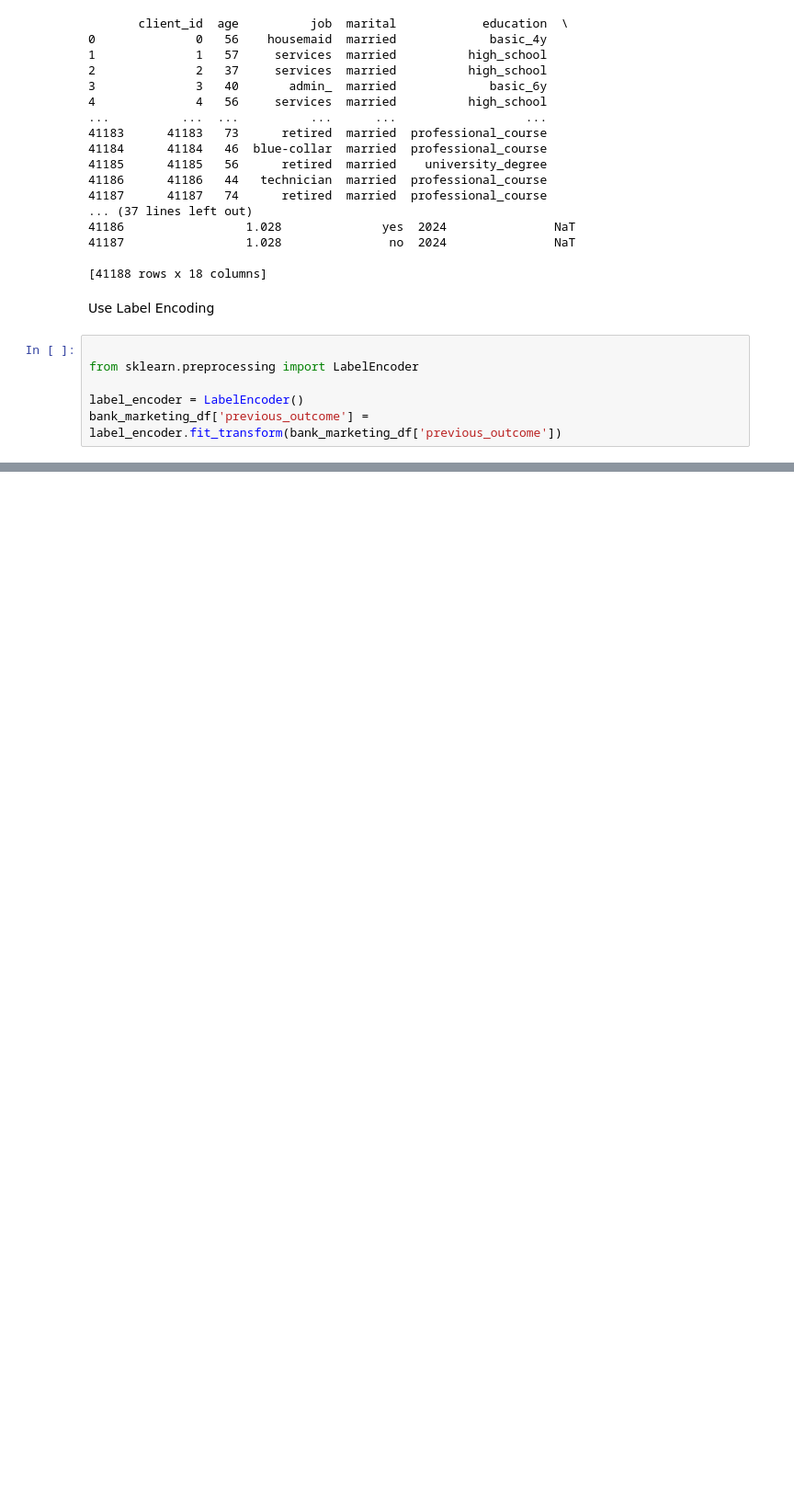
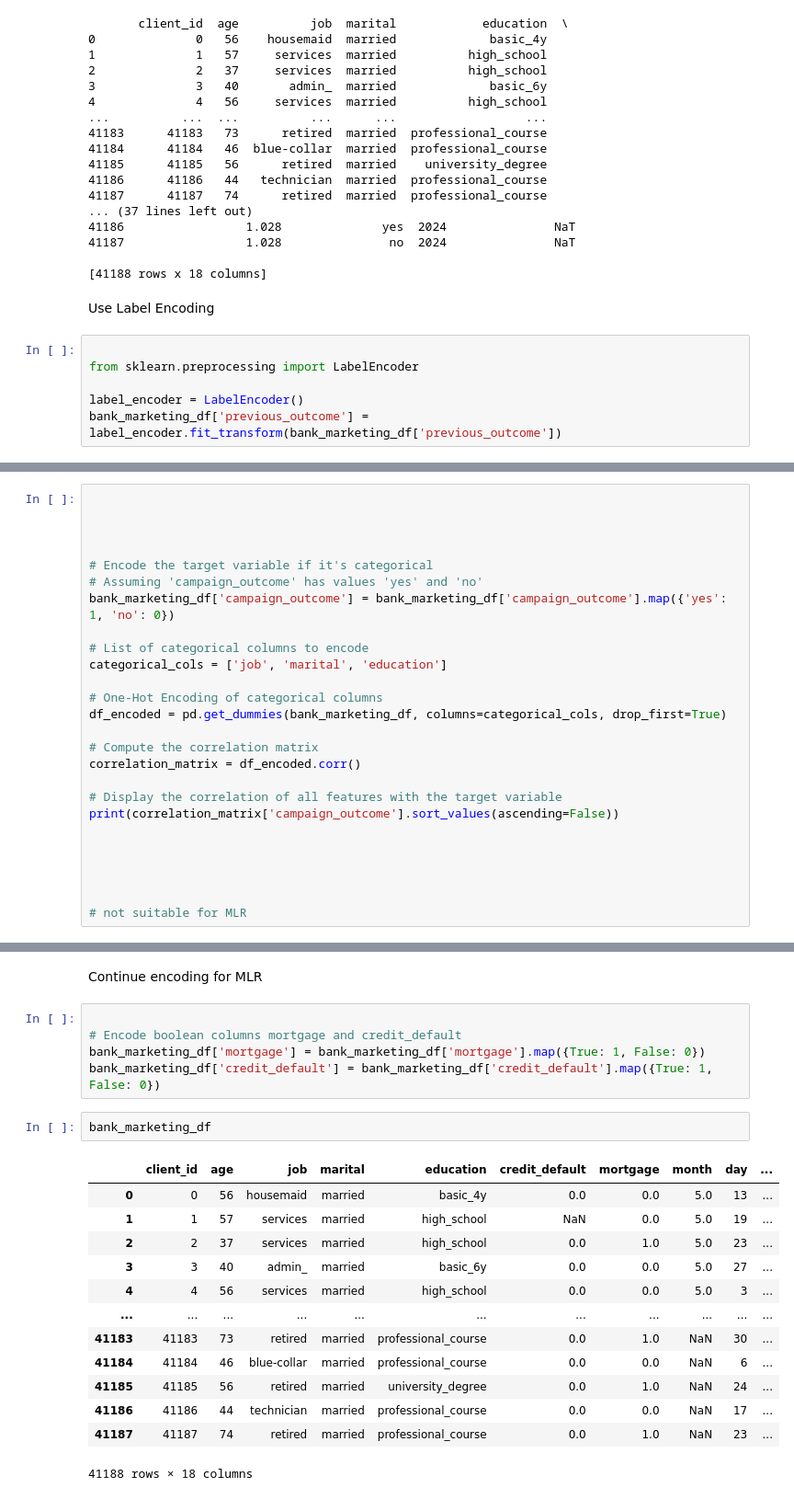
Before and after one commit to walethewave/Bank-Marketing-Insights, a Jupyter notebook: Main.ipyb.ipynb, the cells around one changed output, grey strips where cells are left out. Shown at 92% size. Drawn from its saved outputs; the diff is of its cells as text; blank space fills up the shorter version.

```diff
--- a/Main.ipyb.ipynb
+++ b/Main.ipyb.ipynb
@@ -225,0 +240,26 @@ bank_marketing_df.head(20)
+# %%
+
+
+
+
+# Encode the target variable if it's categorical
+# Assuming 'campaign_outcome' has values 'yes' and 'no'
+bank_marketing_df['campaign_outcome'] = bank_marketing_df['campaign_outcome'].map({'yes': 1, 'no': 0})
+
+# List of categorical columns to encode
+categorical_cols = ['job', 'marital', 'education']
+
+# One-Hot Encoding of categorical columns
+df_encoded = pd.get_dummies(bank_marketing_df, columns=categorical_cols, drop_first=True)
+
+# Compute the correlation matrix
+correlation_matrix = df_encoded.corr()
+
+# Display the correlation of all features with the target variable
+print(correlation_matrix['campaign_outcome'].sort_values(ascending=False))
+
+
+
+
+
+# not suitable for MLR
@@ -225,0 +284,23 @@ bank_marketing_df.head(20)
+# %% [markdown]
+Continue encoding for MLR
+# %%
+
+# Encode boolean columns mortgage and credit_default
+bank_marketing_df['mortgage'] = bank_marketing_df['mortgage'].map({True: 1, False: 0})
+bank_marketing_df['credit_default'] = bank_marketing_df['credit_default'].map({True: 1, False: 0})
+# %%
+bank_marketing_df
+# %% [output]
+|  | client_id | age | job | marital | education | credit_default | mortgage | month | day | ... |
+| 0 | 0 | 56 | housemaid | married | basic_4y | 0.0 | 0.0 | 5.0 | 13 | ... |
+| 1 | 1 | 57 | services | married | high_school | NaN | 0.0 | 5.0 | 19 | ... |
+| 2 | 2 | 37 | services | married | high_school | 0.0 | 1.0 | 5.0 | 23 | ... |
+| 3 | 3 | 40 | admin_ | married | basic_6y | 0.0 | 0.0 | 5.0 | 27 | ... |
+| 4 | 4 | 56 | services | married | high_school | 0.0 | 0.0 | 5.0 | 3 | ... |
+| ... | ... | ... | ... | ... | ... | ... | ... | ... | ... | ... |
+| 41183 | 41183 | 73 | retired | married | professional_course | 0.0 | 1.0 | NaN | 30 | ... |
+| 41184 | 41184 | 46 | blue-collar | married | professional_course | 0.0 | 0.0 | NaN | 6 | ... |
+| 41185 | 41185 | 56 | retired | married | university_degree | 0.0 | 1.0 | NaN | 24 | ... |
+| 41186 | 41186 | 44 | technician | married | professional_course | 0.0 | 0.0 | NaN | 17 | ... |
+| 41187 | 41187 | 74 | retired | married | professional_course | 0.0 | 1.0 | NaN | 23 | ... |
+41188 rows × 18 columns
```
Also changed, not shown: parts of 8 cells of this notebook.
